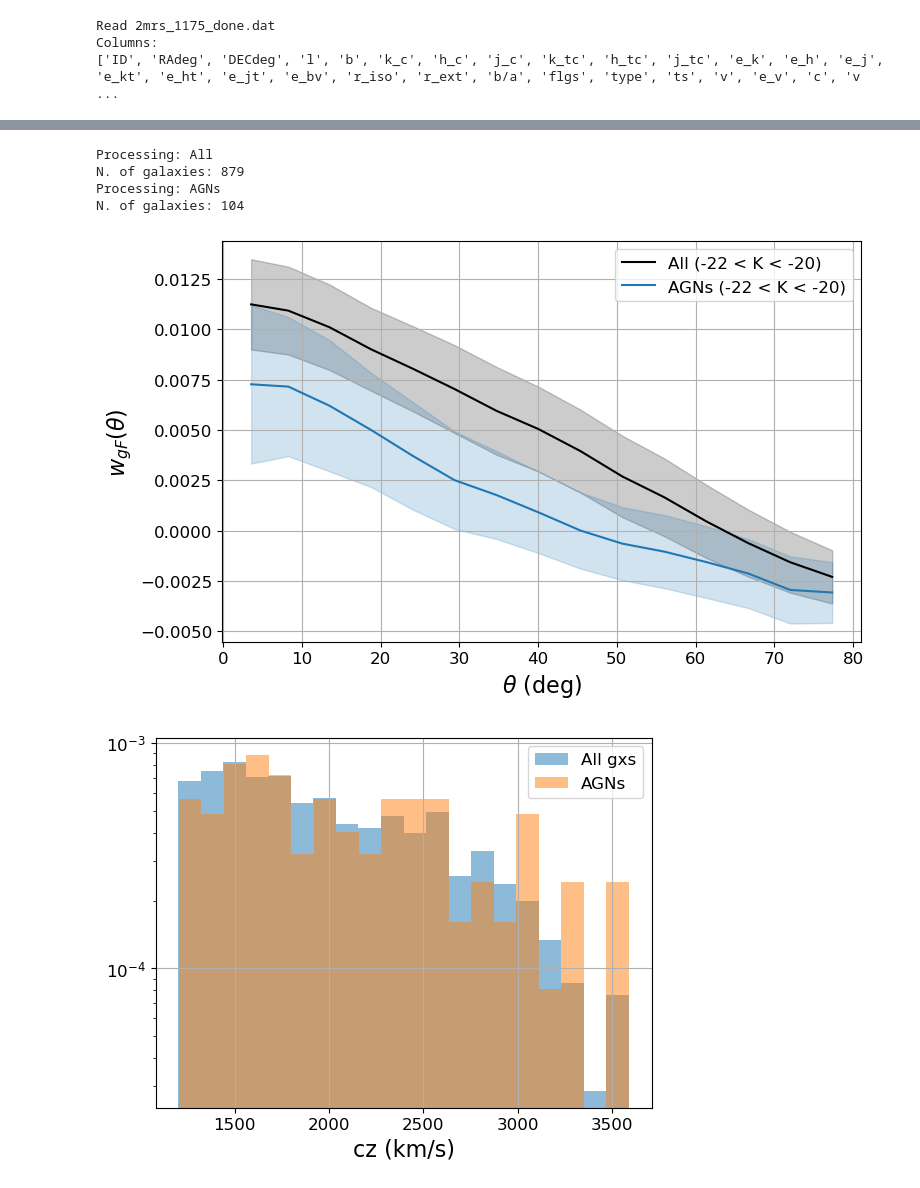
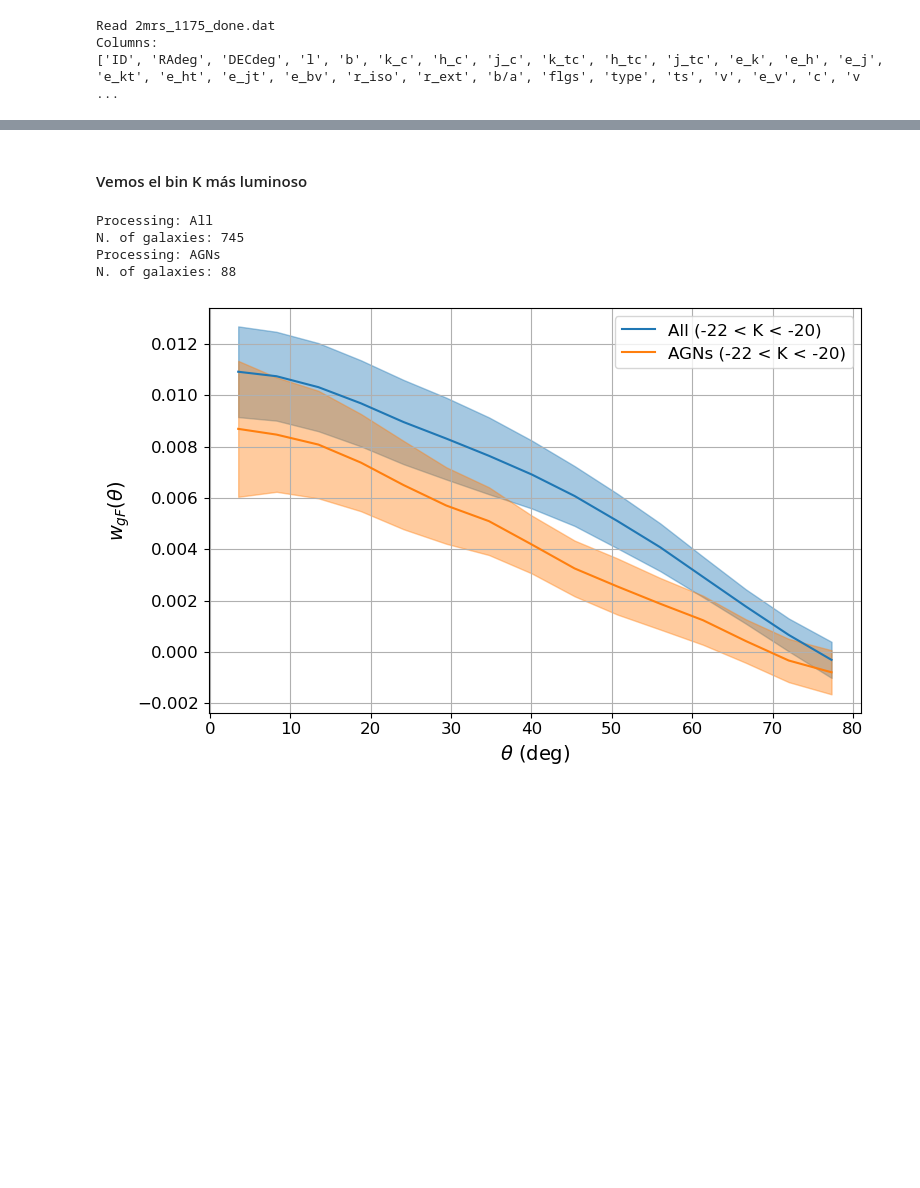
Before and after one commit to FedeDavilaKurban/Auger, a Jupyter notebook: plot4_paper1.ipynb, the cells around one changed output, grey strips where cells are left out. Drawn from its saved outputs; the diff is of its cells as text; code cells hidden in the pictures; blank space fills up the shorter version.

```diff
--- a/plot4_paper1.ipynb
+++ b/plot4_paper1.ipynb
@@ -76,6 +135,7 @@ def read_catalog(path='../data/',
     data[col] = np.array(g[idx])
 
   data = data[data['v'] > 1200]
+  data = data[data['DECdeg']<45.]
 
   # Create ks column for K-band absolute magnitude
   from astropy.constants import c
@@ -98,16 +158,29 @@ def read_agns(filename='../data/2MRSxWISExZAW2019opticalAGNs.txt', mincz=1200):
 
     data = data[data['cz']>mincz]
 
+    data = data[data['_DEJ2000'] < 45.]
+
     data = data[(data['BPTAGN'] == 1)|(data['class'] == 1)]  # Filter for BPT AGNs and WISE AGNs
 
     return data
 
 def generate_RanCat(N_total, dec_min=-90, dec_max=45):
-    rand_ra = np.random.uniform(0, 360, N_total)
+    from get_masks import get_milkyway_mask
+
+    # Generate random RA and Dec within specified declination limits
+    rand_ra = np.random.uniform(0, 360, N_total*3)
     rand_sindec = np.random.uniform(
-        np.sin(np.radians(dec_min)), np.sin(np.radians(dec_max)), N_total
+        np.sin(np.radians(dec_min)), np.sin(np.radians(dec_max)), N_total*3
     )
     rand_dec = np.degrees(np.arcsin(rand_sindec))
+
+    # Apply Milky Way mask
+    mask = get_milkyway_mask(rand_ra, rand_dec)
+    rand_ra = rand_ra[mask][:N_total]
+    rand_dec = rand_dec[mask][:N_total]
+    if len(rand_ra) < N_total:
+        raise ValueError(f"Not enough random points generated: {len(rand_ra)} < {N_total}")
+
     return rand_ra, rand_dec
 
 config = {
@@ -137,8 +210,8 @@ for col in required_columns:
 
 # === Load AGN catalogue ===
 agns = read_agns()
-agns_bpt = data[data['BPTAGN'] == 1]
-agns_wise = data[data['class'] == 1]
+agns_bpt = agns[agns['BPTAGN'] == 1]
+agns_wise = agns[agns['class'] == 1]
 
 # === Load flux catalog ===
 file_path = "../data/Auger/flux_a8_lb.dat"
@@ -152,6 +225,12 @@ flux_val = flux_cat[:, 2]
 # Create flux catalog for treecorr
 fcat = treecorr.Catalog(ra=flux_ra, dec=flux_dec, k=flux_val,
                         ra_units='deg', dec_units='deg', npatch=10)
+
+print('N. of BPT:', len(agns_bpt))
+print('N. of WISE:', len(agns_wise))
+
+print('N. of BPT w/ -22<K<20:', len(agns_bpt[(agns_bpt['K_abs'] <= -20.0) & (agns_bpt['K_abs'] >= -22.0)]))
+print('N. of WISE w/ -22<K<20:', len(agns_wise[(agns_wise['K_abs'] <= -20.0) & (agns_wise['K_abs'] >= -22.0)]))
 # %% [output]
 Read 2mrs_1175_done.dat
 Columns:
@@ -192,13 +240,12 @@ plt.show()
 # %%
-
 """
 CALCULATE CORRELATIONS FOR samples
 """
 
 fig, ax = plt.subplots(figsize=(8, 5))
 
-samples = ['All', 'WISE AGNs']
-colors = ['k', 'C2']  # Colors for each sample
+samples = ['All', 'BPT AGNs', 'WISE AGNs']
+colors = ['C0', 'C2', 'C3']  # Colors for each sample
 
 for color, sample in zip(colors, samples):
 
@@ -238,8 +285,8 @@ for color, sample in zip(colors, samples):
 # Set font sizes
 plt.rcParams.update({
     'font.size': 14,          # default text size
-    'axes.labelsize': 16,     # x/y labels
-    'axes.titlesize': 18,     # plot titles
+    'axes.labelsize': 14,     # x/y labels
+    'axes.titlesize': 16,     # plot titles
     'xtick.labelsize': 12,    # x tick labels
     'ytick.labelsize': 12,    # y tick labels
     'legend.fontsize': 12     # legend text
@@ -262,3 +386,5 @@ N. of galaxies: 801
+# %% [markdown]
+#### Vemos el bin K más luminoso
 # %%
 
 """
@@ -267,7 +393,7 @@ CALCULATE CORRELATIONS FOR samples
 fig, ax = plt.subplots(figsize=(8, 5))
 
 samples = ['All', 'AGNs']
-colors = ['k', 'C0']  # Colors for each sample
+colors = ['C0', 'C1']  # Colors for each sample
 
 # === CUT IN K ===
 agns_K = agns[(agns['K_abs'] <= -20.0)&(agns['K_abs'] >= -22.0)]  # Apply magnitude cut for AGNs
@@ -297,40 +423,39 @@ for color, sample in zip(colors, samples):
     nk = treecorr.NKCorrelation(config)
     rk = treecorr.NKCorrelation(config)
     nk.process(gcat_slice, fcat)
     rk.process(rand_cat, fcat)
     xi, varxi = nk.calculateXi(rk=rk)
 
     xi = xi / flux_val.mean()  # Normalize by mean flux value
 
     plt.fill_between(nk.meanr, xi - varxi**0.5, xi + varxi**0.5,
-                     color=color, alpha=0.2)  # Add error band
+                     color=color, alpha=0.4)  # Add error band
     plt.plot(nk.meanr, xi, color=color, label=f'{sample} (-22 < K < -20)')
 
 # Set font sizes
 plt.rcParams.update({
     'font.size': 14,          # default text size
-    'axes.labelsize': 16,     # x/y labels
-    'axes.titlesize': 18,     # plot titles
+    'axes.labelsize': 14,     # x/y labels
+    'axes.titlesize': 16,     # plot titles
     'xtick.labelsize': 12,    # x tick labels
     'ytick.labelsize': 12,    # y tick labels
     'legend.fontsize': 12     # legend text
 })
 
 # Finalize plot
 ax.set_xlabel(r'$\theta$ (deg)')
 ax.set_ylabel(r'$w_{gF}(\theta)$')
 ax.grid()
 ax.legend(loc='upper right')
 plt.tight_layout()
 #plt.savefig('gal_flux_correlation.png', dpi=300)  # Save the figure
 plt.show()
 # %% [output]
 Processing: All
-N. of galaxies: 879
+N. of galaxies: 745
 Processing: AGNs
-N. of galaxies: 104
+N. of galaxies: 88
-[figure, old version]
+[figure, new version]
-[figure, removed]
 # %%
 agns_bpt_K = agns_bpt[(agns_bpt['K_abs'] <= -20.0)&(agns_bpt['K_abs'] >= -22.0)]  # Apply magnitude cut for BPT AGNs
 agns_wise_K = agns_wise[(agns_wise['K_abs'] <= -20.0)&(agns_wise['K_abs'] >= -22.0)]  # Apply magnitude cut for WISE AGNs
```
Also changed, not shown: parts of 20 cells of this notebook, 1 other file.
